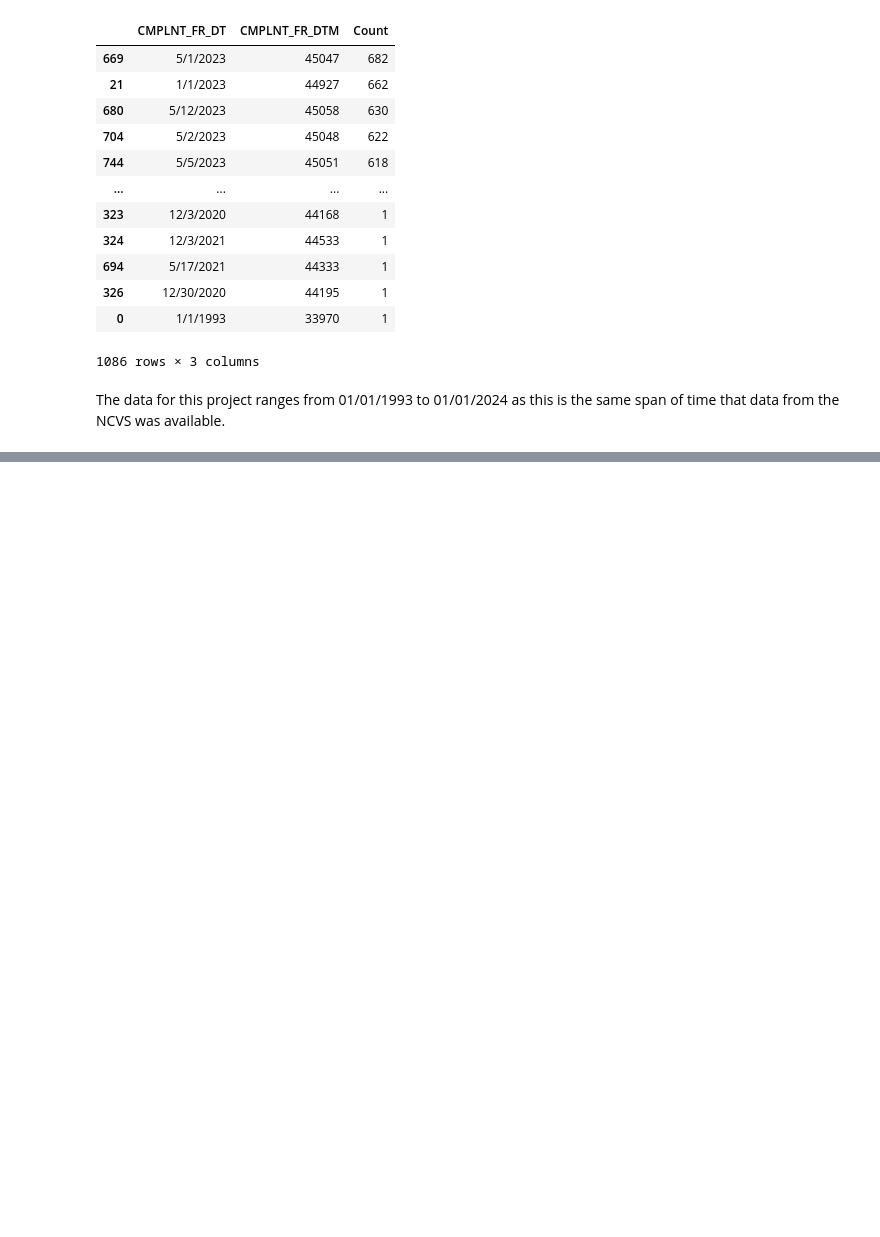
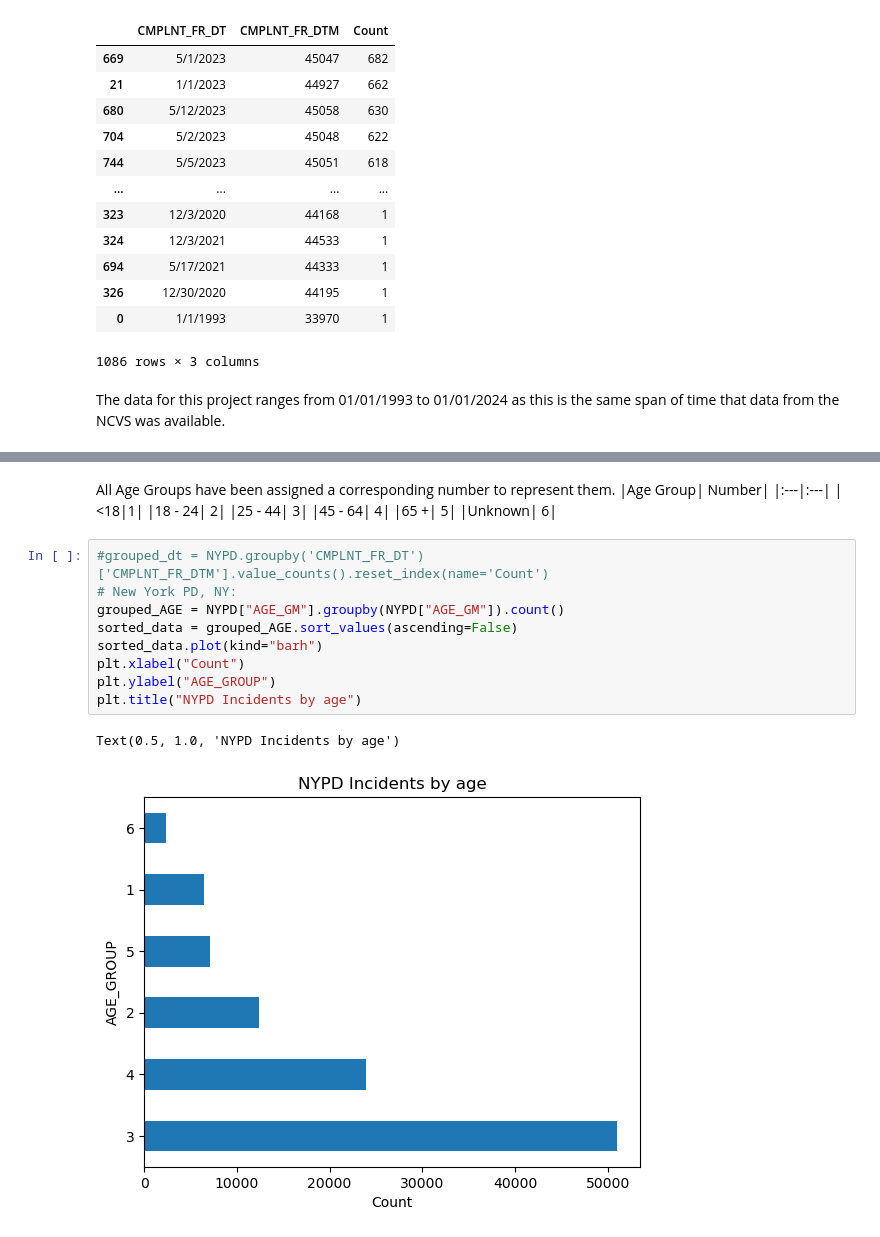
Before and after one commit to accoffin12/CrimeVictimAnalysis_Capstone, a Jupyter notebook: Crime Victim Data Exploration Analysis.ipynb, the cells around one changed output, grey strips where cells are left out. Saved outputs shown, nothing was run; the diff lists cells and outputs as text; blank space fills up the shorter version.

Commit message:
NCVS Data Initial

```diff
--- a/Crime Victim Data Exploration Analysis.ipynb
+++ b/Crime Victim Data Exploration Analysis.ipynb
@@ -156,0 +162,22 @@ plt.show()
+# %% [markdown]
+All Age Groups have been assigned a corresponding number to represent them.
+|Age Group| Number|
+|:---|:---|
+|<18|1|
+|18 - 24| 2|
+|25 - 44| 3|
+|45 - 64| 4|
+|65 +| 5|
+|Unknown| 6|
+# %%
+#grouped_dt = NYPD.groupby('CMPLNT_FR_DT')['CMPLNT_FR_DTM'].value_counts().reset_index(name='Count')
+# New York PD, NY:
+grouped_AGE = NYPD["AGE_GM"].groupby(NYPD["AGE_GM"]).count()
+sorted_data = grouped_AGE.sort_values(ascending=False)
+sorted_data.plot(kind="barh")
+plt.xlabel("Count")
+plt.ylabel("AGE_GROUP")
+plt.title("NYPD Incidents by age")
+# %% [output]
+Text(0.5, 1.0, 'NYPD Incidents by age')
+[figure, added]
```
Also changed, not shown: parts of 13 cells of this notebook, 2 other files.
